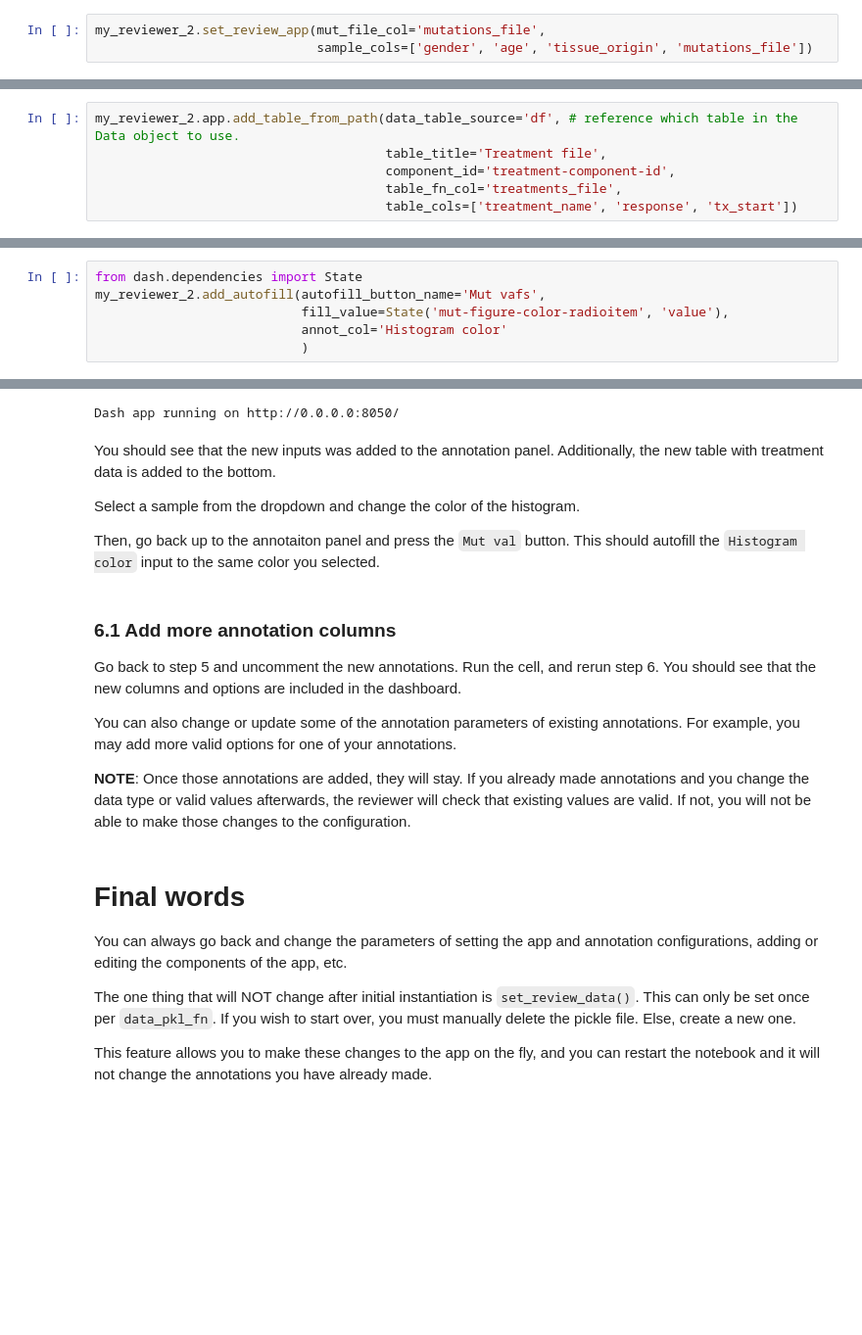
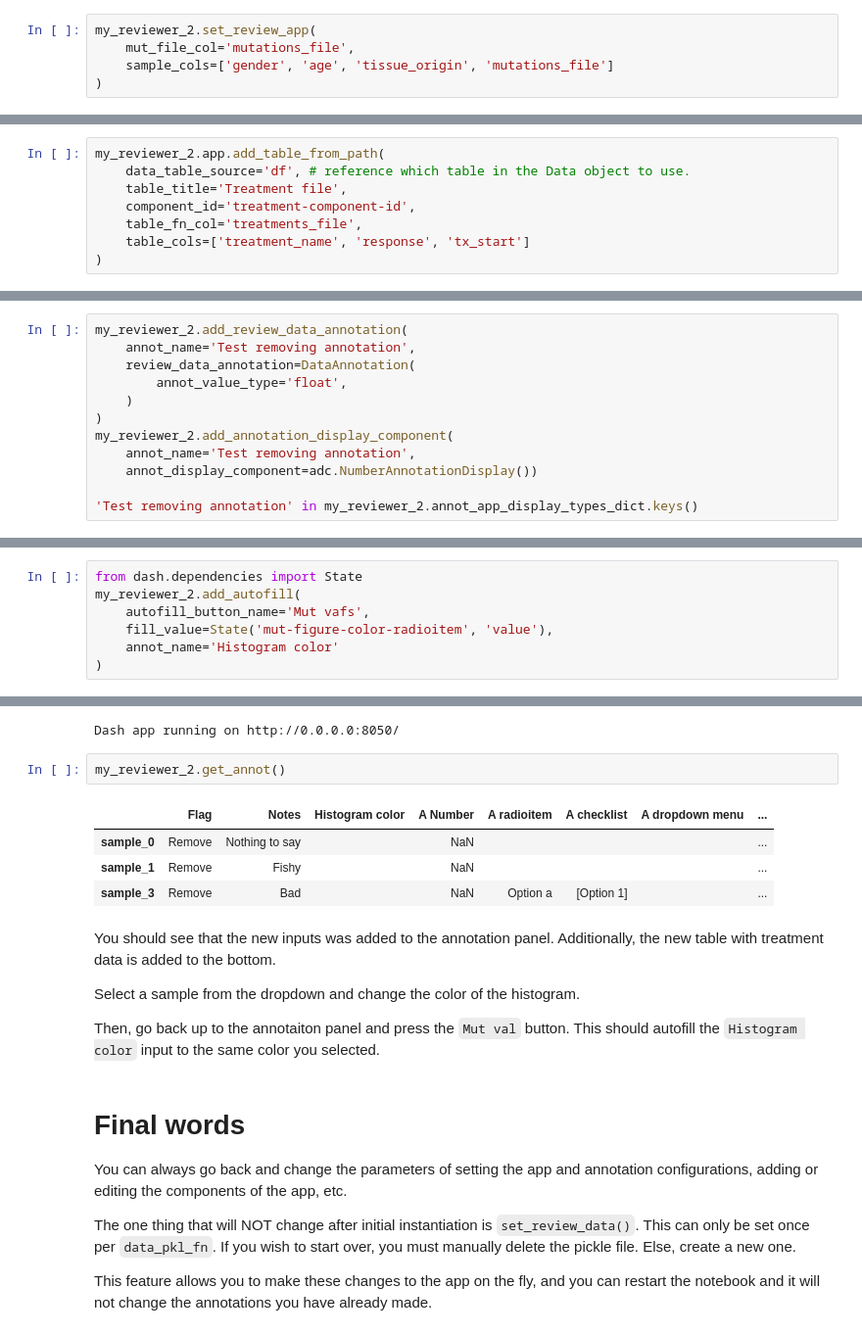
Before and after one commit to getzlab/AnnoMate, a Jupyter notebook: example_notebooks/Intro_to_Reviewers.ipynb, the cells around one changed output, grey strips where cells are left out. Shown at 98% size. Cells and saved outputs as stored; diff of their text form; blank space fills up the shorter version.

```diff
--- a/example_notebooks/Intro_to_Reviewers.ipynb
+++ b/example_notebooks/Intro_to_Reviewers.ipynb
@@ -296,8 +307,10 @@ You can add additional tables and graphs to the dashboard.
 
 First, run `set_review_app` like before. Note that if you have updated files to plot, make sure you reference the correct column name. In this case, we are still reviewig the original files in `mutations_file`.
 # %%
-my_reviewer_2.set_review_app(mut_file_col='mutations_file',
-                             sample_cols=['gender', 'age', 'tissue_origin', 'mutations_file'])
+my_reviewer_2.set_review_app(
+    mut_file_col='mutations_file',
+    sample_cols=['gender', 'age', 'tissue_origin', 'mutations_file']
+)
 # %% [markdown]
 Then you can add your own `AppComponent`. For more advanced features, see `Developer_JupyterReviewer_Tutorial.ipynb`.
 
@@ -309,11 +322,13 @@ pd.read_csv(my_reviewer_2.get_data_attribute('df').iloc[0]['treatments_file'], s
 | 0 | XRT | remission | 162 |
 | 1 | Anthracycline | remission | 225 |
 # %%
-my_reviewer_2.app.add_table_from_path(data_table_source='df', # reference which table in the Data object to use.
-                                      table_title='Treatment file',
-                                      component_id='treatment-component-id',
-                                      table_fn_col='treatments_file',
-                                      table_cols=['treatment_name', 'response', 'tx_start'])
+my_reviewer_2.app.add_table_from_path(
+    data_table_source='df', # reference which table in the Data object to use.
+    table_title='Treatment file',
+    component_id='treatment-component-id',
+    table_fn_col='treatments_file',
+    table_cols=['treatment_name', 'response', 'tx_start']
+)
 # %% [markdown]
 ## 5. Set up settings
 
@@ -425,0 +454,12 @@ my_reviewer_2.add_review_data_annotations_app_display(
+# %%
+my_reviewer_2.add_review_data_annotation(
+    annot_name='Test removing annotation',
+    review_data_annotation=DataAnnotation(
+        annot_value_type='float',
+    )
+)
+my_reviewer_2.add_annotation_display_component(
+    annot_name='Test removing annotation',
+    annot_display_component=adc.NumberAnnotationDisplay())
+
+'Test removing annotation' in my_reviewer_2.annot_app_display_types_dict.keys()
@@ -440,10 +489,11 @@ In this case, `ExampleReviewer` has no autofill specified. You can add your own
 You may have to look at the source code to see what components were added and what layout components have values you can access.
 # %%
 from dash.dependencies import State
-my_reviewer_2.add_autofill(autofill_button_name='Mut vafs',
-                           fill_value=State('mut-figure-color-radioitem', 'value'),
-                           annot_col='Histogram color'
-                           )
+my_reviewer_2.add_autofill(
+    autofill_button_name='Mut vafs',
+    fill_value=State('mut-figure-color-radioitem', 'value'),
+    annot_name='Histogram color'
+)
 # %% [markdown]
 ## 6. Run the app!
 # %%
@@ -456,20 +506,19 @@ Pass in a dataframe with the index that matches the index from the Data object t
 my_reviewer_2.run(review_data_table_df=df.loc[keep_samples_index, ['gender', 'age', 'tissue_origin']], review_data_table_page_size=7)
 # %% [output]
 Dash app running on http://0.0.0.0:8050/
+# %%
+my_reviewer_2.get_annot()
+# %% [output]
+|  | Flag | Notes | Histogram color | A Number | A radioitem | A checklist | A dropdown menu | ... |
+| sample_0 | Remove | Nothing to say |  | NaN |  |  |  | ... |
+| sample_1 | Remove | Fishy |  | NaN |  |  |  | ... |
+| sample_3 | Remove | Bad |  | NaN | Option a | [Option 1] |  | ... |
 # %% [markdown]
 You should see that the new inputs was added to the annotation panel. Additionally, the new table with treatment data is added to the bottom.
 
 Select a sample from the dropdown and change the color of the histogram.
 
 Then, go back up to the annotaiton panel and press the `Mut val` button. This should autofill the `Histogram color` input to the same color you selected.
-# %% [markdown]
-### 6.1 Add more annotation columns
-
-Go back to step 5 and uncomment the new annotations. Run the cell, and rerun step 6. You should see that the new columns and options are included in the dashboard.
-
-You can also change or update some of the annotation parameters of existing annotations. For example, you may add more valid options for one of your annotations.
-
-**NOTE**: Once those annotations are added, they will stay. If you already made annotations and you change the data type or valid values afterwards, the reviewer will check that existing values are valid. If not, you will not be able to make those changes to the configuration.
 # %% [markdown]
 # Final words
 
```
Also changed, not shown: parts of 17 cells of this notebook, 7 other files.
